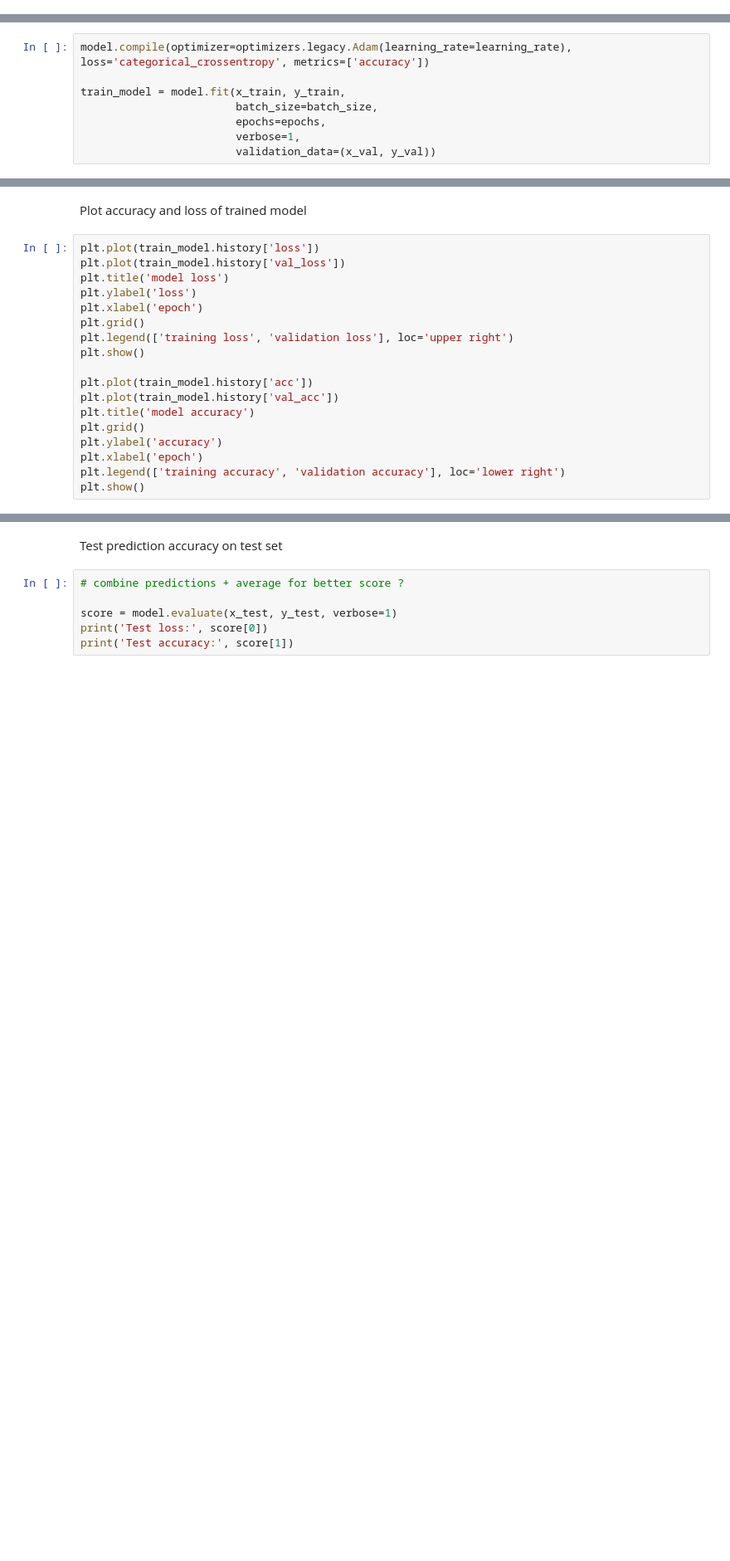
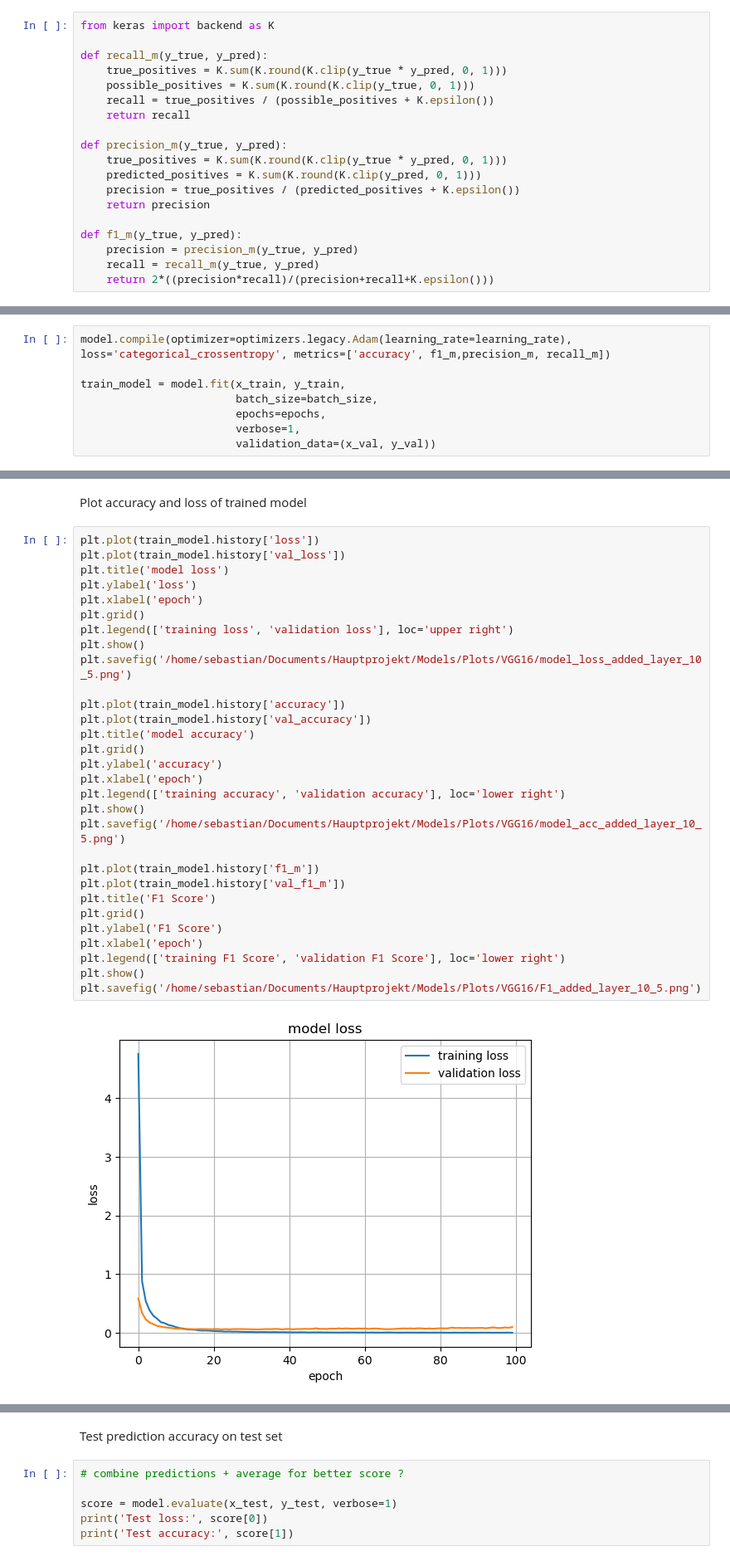
Before and after one commit to sn0lian/Sebastian-Strobel-Hauptprojekt, a Jupyter notebook: Document Classification/VGG-16.ipynb, the cells around one changed output, grey strips where cells are left out. Shown at 83% size. Cells and saved outputs as stored; diff of their text form; blank space fills up the shorter version.

Commit message:
modified plots

```diff
--- a/Document Classification/VGG-16.ipynb
+++ b/Document Classification/VGG-16.ipynb
@@ -409,4 +409,23 @@ Number of trainable weights :  30
 You must install pydot (`pip install pydot`) and install graphviz (see instructions at https://graphviz.gitlab.io/download/) for plot_model to work.
+# %%
+from keras import backend as K
+
+def recall_m(y_true, y_pred):
+    true_positives = K.sum(K.round(K.clip(y_true * y_pred, 0, 1)))
+    possible_positives = K.sum(K.round(K.clip(y_true, 0, 1)))
+    recall = true_positives / (possible_positives + K.epsilon())
+    return recall
+
+def precision_m(y_true, y_pred):
+    true_positives = K.sum(K.round(K.clip(y_true * y_pred, 0, 1)))
+    predicted_positives = K.sum(K.round(K.clip(y_pred, 0, 1)))
+    precision = true_positives / (predicted_positives + K.epsilon())
+    return precision
+
+def f1_m(y_true, y_pred):
+    precision = precision_m(y_true, y_pred)
+    recall = recall_m(y_true, y_pred)
+    return 2*((precision*recall)/(precision+recall+K.epsilon()))
 # %% [markdown]
 ### Training the model with DocILE Data. Only the last added layers are trained
 
@@ -416,7 +435,7 @@ Fit : Trains the model for a given number of epochs
 
 https://keras.io/models/model/
 # %%
-model.compile(optimizer=optimizers.legacy.Adam(learning_rate=learning_rate), loss='categorical_crossentropy', metrics=['accuracy'])
+model.compile(optimizer=optimizers.legacy.Adam(learning_rate=learning_rate), loss='categorical_crossentropy', metrics=['accuracy', f1_m,precision_m, recall_m])
 
 train_model = model.fit(x_train, y_train,
                         batch_size=batch_size,
@@ -433,18 +467,32 @@ Plot accuracy and loss of trained model
 # %%
 plt.plot(train_model.history['loss'])
 plt.plot(train_model.history['val_loss'])
 plt.title('model loss')
 plt.ylabel('loss')
 plt.xlabel('epoch')
 plt.grid()
 plt.legend(['training loss', 'validation loss'], loc='upper right')
 plt.show()
+plt.savefig('/home/sebastian/Documents/Hauptprojekt/Models/Plots/VGG16/model_loss_added_layer_10_5.png')
 
-plt.plot(train_model.history['acc'])
-plt.plot(train_model.history['val_acc'])
+plt.plot(train_model.history['accuracy'])
+plt.plot(train_model.history['val_accuracy'])
 plt.title('model accuracy')
 plt.grid()
 plt.ylabel('accuracy')
 plt.xlabel('epoch')
 plt.legend(['training accuracy', 'validation accuracy'], loc='lower right')
 plt.show()
+plt.savefig('/home/sebastian/Documents/Hauptprojekt/Models/Plots/VGG16/model_acc_added_layer_10_5.png')
+
+plt.plot(train_model.history['f1_m'])
+plt.plot(train_model.history['val_f1_m'])
+plt.title('F1 Score')
+plt.grid()
+plt.ylabel('F1 Score')
+plt.xlabel('epoch')
+plt.legend(['training F1 Score', 'validation F1 Score'], loc='lower right')
+plt.show()
+plt.savefig('/home/sebastian/Documents/Hauptprojekt/Models/Plots/VGG16/F1_added_layer_10_5.png')
+# %% [output]
+[figure, added]
```
Also changed, not shown: parts of 9 cells of this notebook.
